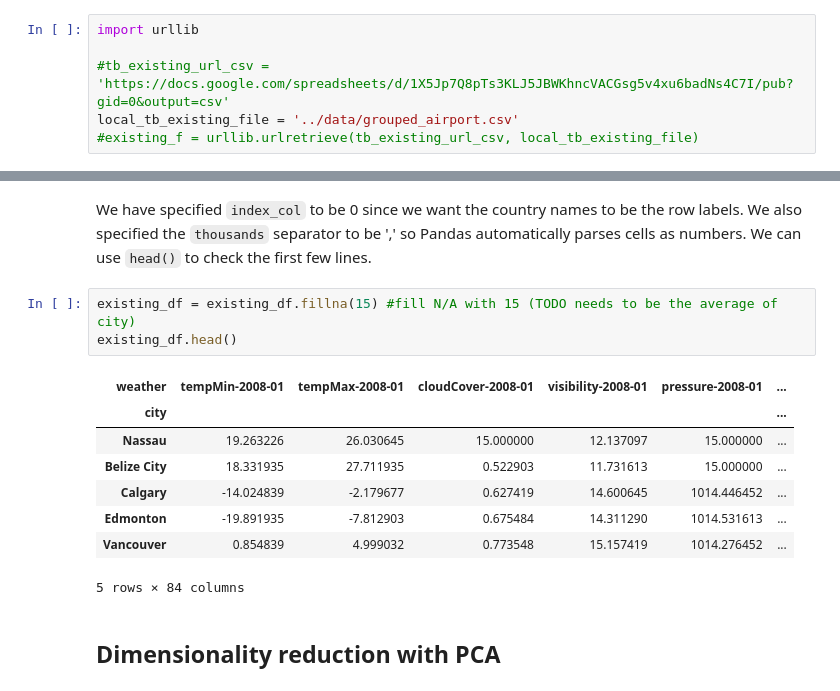
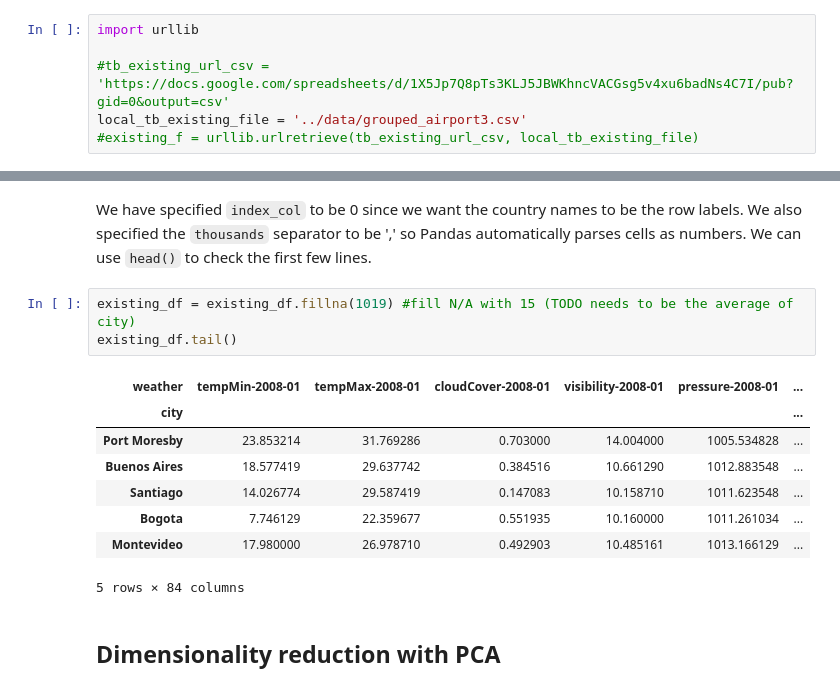
Before and after one commit to sepans/weather-mining, a Jupyter notebook: scripts/dimensionality-reduction-clustering-python.ipynb, the cells around one changed output, grey strips where cells are left out. Drawn from its saved outputs; the diff is of its cells as text.

```diff
--- a/scripts/dimensionality-reduction-clustering-python.ipynb
+++ b/scripts/dimensionality-reduction-clustering-python.ipynb
@@ -27,7 +27,7 @@ So first, we need to download Google Spreadsheet data as CSV.
 import urllib
 
 #tb_existing_url_csv = 'https://docs.google.com/spreadsheets/d/1X5Jp7Q8pTs3KLJ5JBWKhncVACGsg5v4xu6badNs4C7I/pub?gid=0&output=csv'
-local_tb_existing_file = '../data/grouped_airport.csv'
+local_tb_existing_file = '../data/grouped_airport3.csv'
 #existing_f = urllib.urlretrieve(tb_existing_url_csv, local_tb_existing_file)
 # %% [markdown]
 Now that we have it locally, we need to read the CSV file as a data frame.
@@ -40,16 +40,16 @@ existing_df.columns.names = ['weather']
 # %% [markdown]
 We have specified `index_col` to be 0 since we want the country names to be the row labels. We also specified the `thousands` separator to be ',' so Pandas automatically parses cells as numbers. We can use `head()` to check the first few lines.
 # %%
-existing_df = existing_df.fillna(15) #fill N/A with 15 (TODO needs to be the average of city)
-existing_df.head()
+existing_df = existing_df.fillna(1019) #fill N/A with 15 (TODO needs to be the average of city)
+existing_df.tail()
 # %% [output]
 | weather | tempMin-2008-01 | tempMax-2008-01 | cloudCover-2008-01 | visibility-2008-01 | pressure-2008-01 | ... |
 | city |  |  |  |  |  | ... |
-| Nassau | 19.263226 | 26.030645 | 15.000000 | 12.137097 | 15.000000 | ... |
-| Belize City | 18.331935 | 27.711935 | 0.522903 | 11.731613 | 15.000000 | ... |
-| Calgary | -14.024839 | -2.179677 | 0.627419 | 14.600645 | 1014.446452 | ... |
-| Edmonton | -19.891935 | -7.812903 | 0.675484 | 14.311290 | 1014.531613 | ... |
-| Vancouver | 0.854839 | 4.999032 | 0.773548 | 15.157419 | 1014.276452 | ... |
+| Port Moresby | 23.853214 | 31.769286 | 0.703000 | 14.004000 | 1005.534828 | ... |
+| Buenos Aires | 18.577419 | 29.637742 | 0.384516 | 10.661290 | 1012.883548 | ... |
+| Santiago | 14.026774 | 29.587419 | 0.147083 | 10.158710 | 1011.623548 | ... |
+| Bogota | 7.746129 | 22.359677 | 0.551935 | 10.160000 | 1011.261034 | ... |
+| Montevideo | 17.980000 | 26.978710 | 0.492903 | 10.485161 | 1013.166129 | ... |
 5 rows × 84 columns
 # %% [markdown]
 ## Dimensionality reduction with PCA
```
Also changed, not shown: parts of 10 cells of this notebook.
